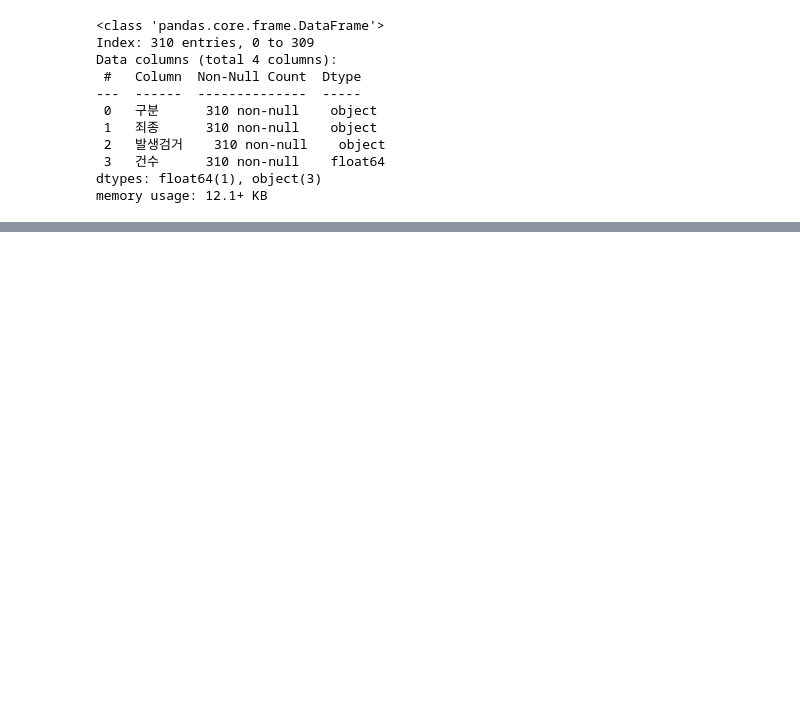
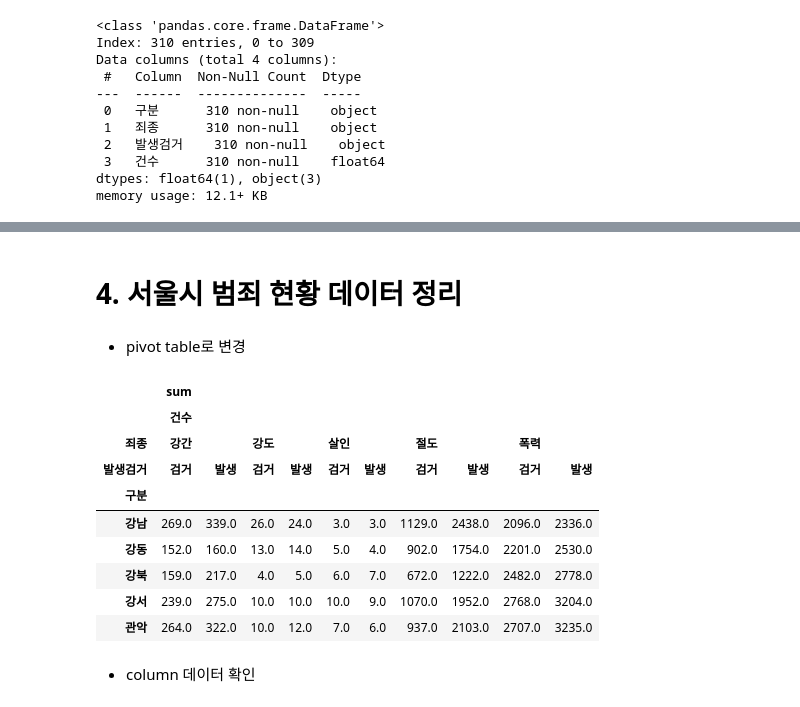
Before and after one commit to instar94/ml_tutorial, a Jupyter notebook: 04.EDA/ds_study/code/02.Seoul_Crime/02.Seoul_Crime.ipynb, the cells around one changed output, grey strips where cells are left out. Drawn from its saved outputs; the diff is of its cells as text; code cells hidden in the pictures; blank space fills up the shorter version.

```diff
--- a/04.EDA/ds_study/code/02.Seoul_Crime/02.Seoul_Crime.ipynb
+++ b/04.EDA/ds_study/code/02.Seoul_Crime/02.Seoul_Crime.ipynb
@@ -19,7 +17,7 @@ import numpy as np
 crime_raw_data=pd.DataFrame()
 
 if "Dongmin" in hostname:
-    pass
+    crime_raw_data=pd.read_csv("../../data/02.Seoul_Crime/02. crime_in_Seoul.csv",thousands=",",encoding="euc-kr")
 else :
     crime_raw_data=pd.read_csv("/content/drive/MyDrive/Colab Notebooks/data/02.Seoul_Crime/02. crime_in_Seoul.csv",thousands=",",encoding="euc-kr")
 
@@ -118,0 +209,25 @@ df.head()
+# %% [markdown]
+# 4. 서울시 범죄 현황 데이터 정리
+# %% [markdown]
+- pivot table로 변경
+# %%
+crime_station = crime_raw_data.pivot_table(
+    crime_raw_data,
+    index="구분",
+    columns=["죄종","발생검거"],
+    aggfunc=[np.sum]
+)
+crime_station.head()
+# %% [output]
+|  | sum |  |  |  |  |  |  |  |  |  |
+|  | 건수 |  |  |  |  |  |  |  |  |  |
+| 죄종 | 강간 |  | 강도 |  | 살인 |  | 절도 |  | 폭력 |  |
+| 발생검거 | 검거 | 발생 | 검거 | 발생 | 검거 | 발생 | 검거 | 발생 | 검거 | 발생 |
+| 구분 |  |  |  |  |  |  |  |  |  |  |
+| 강남 | 269.0 | 339.0 | 26.0 | 24.0 | 3.0 | 3.0 | 1129.0 | 2438.0 | 2096.0 | 2336.0 |
+| 강동 | 152.0 | 160.0 | 13.0 | 14.0 | 5.0 | 4.0 | 902.0 | 1754.0 | 2201.0 | 2530.0 |
+| 강북 | 159.0 | 217.0 | 4.0 | 5.0 | 6.0 | 7.0 | 672.0 | 1222.0 | 2482.0 | 2778.0 |
+| 강서 | 239.0 | 275.0 | 10.0 | 10.0 | 10.0 | 9.0 | 1070.0 | 1952.0 | 2768.0 | 3204.0 |
+| 관악 | 264.0 | 322.0 | 10.0 | 12.0 | 7.0 | 6.0 | 937.0 | 2103.0 | 2707.0 | 3235.0 |
+# %% [markdown]
+- column 데이터 확인
```
Also changed, not shown: parts of 25 cells of this notebook.
